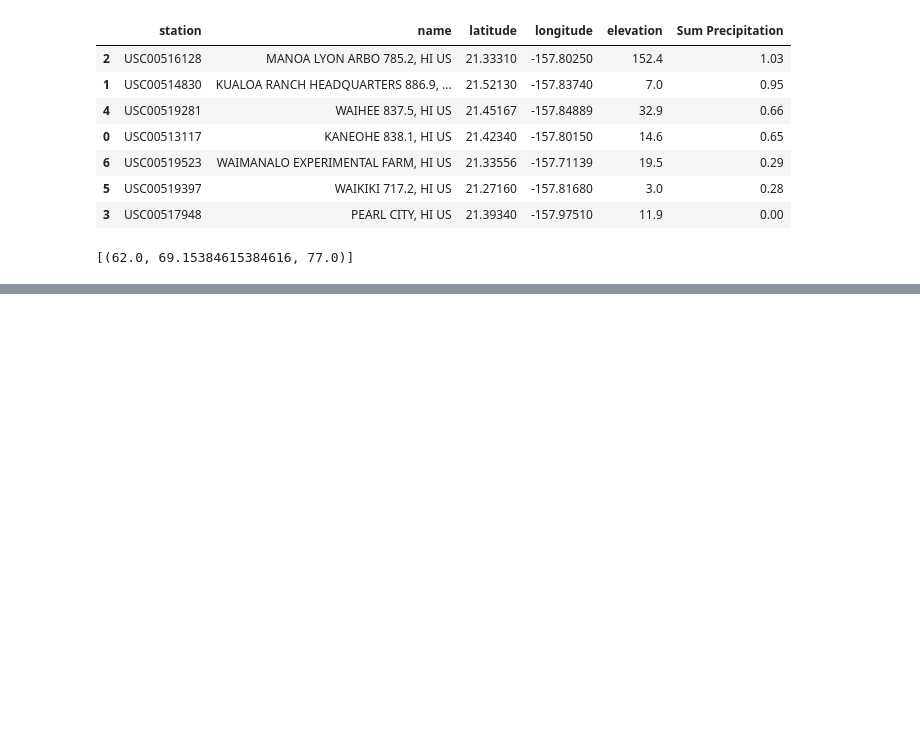
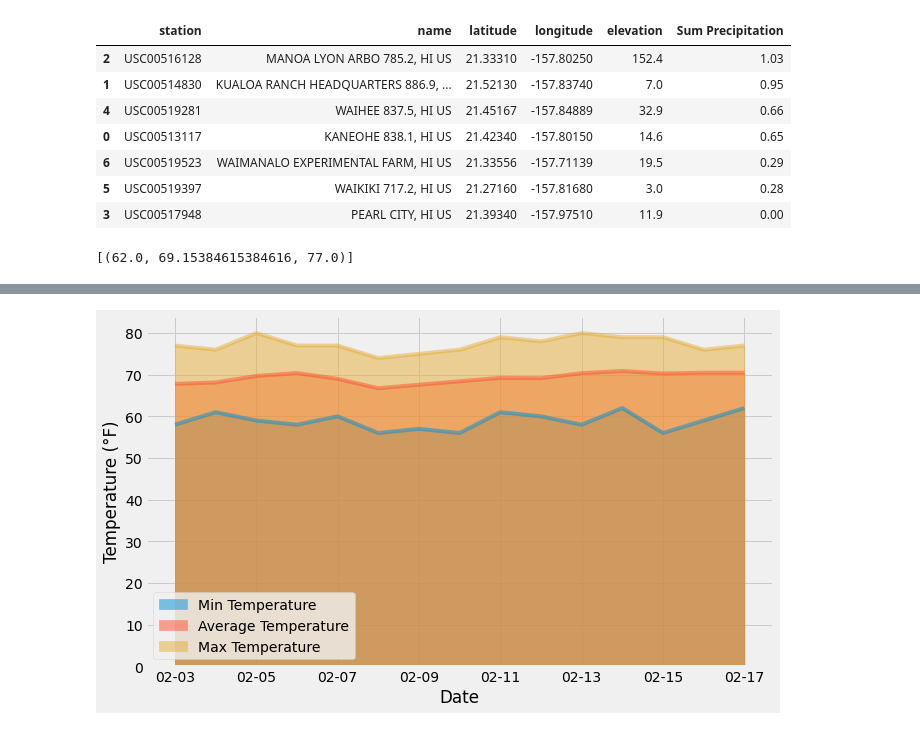
Before and after one commit to trezeget-1/sqlalchemy-challenge, a Jupyter notebook: Instructions/climate_starter.ipynb, the cells around one changed output, grey strips where cells are left out. Cells and saved outputs as stored; diff of their text form; code cells hidden in the pictures; blank space fills up the shorter version.

```diff
--- a/Instructions/climate_starter.ipynb
+++ b/Instructions/climate_starter.ipynb
@@ -164,19 +164,9 @@ results_active_stations=(
     .all()
 )
 
-stations=[]
-observations=[]
-
-for x in range(len(results_active_stations)):
-    stations.append(results_active_stations[x][0])
-    observations.append(results_active_stations[x][1])
-
 print(f'The station with the highest number of observations is: {results_active_stations[0][0]}')
 
-pd.DataFrame({
-    "Station":stations,
-    "Number of Observations":observations
-})
+pd.DataFrame(results_active_stations, columns=["Station","Number of Observations"])
 # %% [output]
 The station with the highest number of observations is: USC00519281
 |  | Station | Number of Observations |
@@ -494,12 +454,28 @@ daily_normals("01-01")
 # calculate the daily normals for your trip
 # push each tuple of calculations into a list called `normals`
 
+normals=[]
+
 # Set the start and end date of the trip
 
+start_date=dt.date(2016, 2, 3)
+finish_date=dt.date(2016, 2, 17)
+
 # Use the start and end date to create a range of dates
+# Stip off the year and save a list of %m-%d strings
+# Loop through the list of %m-%d strings and calculate the normals for each date
 
-# Stip off the year and save a list of %m-%d strings
+number_of_days=(finish_date-start_date).days
+trip_days=[]
 
-# Loop through the list of %m-%d strings and calculate the normals for each date
+for x in range(0,number_of_days+1):
+    date=start_date+dt.timedelta(days=x)
+    date=date.strftime("%m-%d")
+    trip_days.append(date)
+    normals.append(daily_normals(date)[0])
 # %%
 # Load the previous query results into a Pandas DataFrame and add the `trip_dates` range as the `date` index
+normals_df = pd.DataFrame(normals, columns=["Min Temperature", "Average Temperature","Max Temperature"])
+normals_df["Date"]=trip_days
+normals_df=normals_df.set_index("Date")
+normals_df
@@ -506,2 +500,6 @@ daily_normals("01-01")
 # %%
 # Plot the daily normals as an area plot with `stacked=False`
+normals_df.plot.area(stacked=False, ylabel="Temperature (°F)", figsize=(10,6))
+plt.show()
+# %% [output]
+[figure, added]
```
Also changed, not shown: parts of 9 cells of this notebook.
